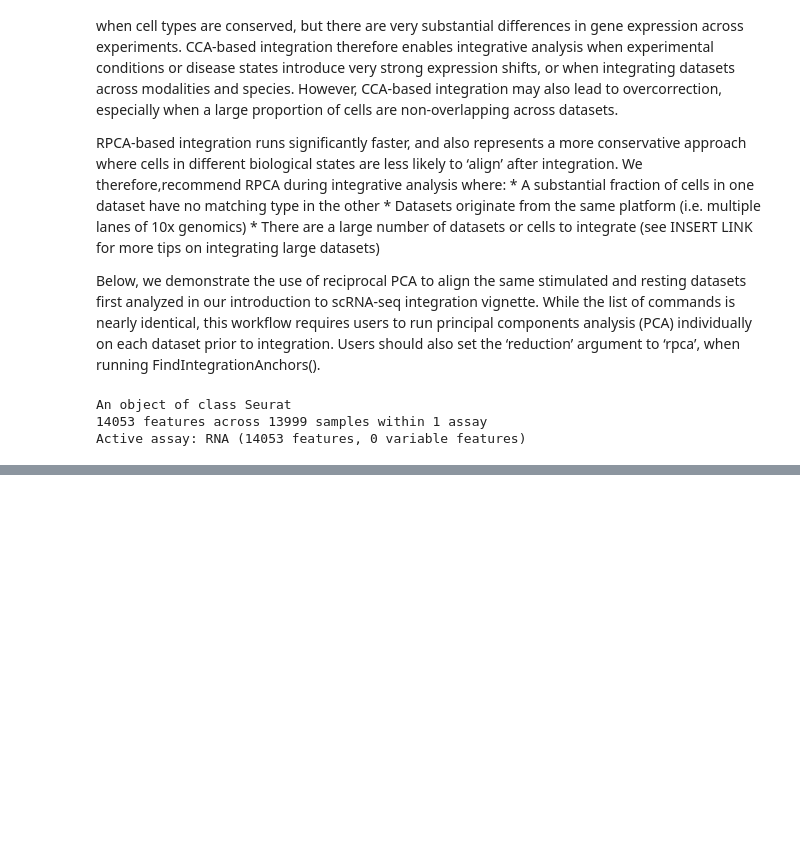
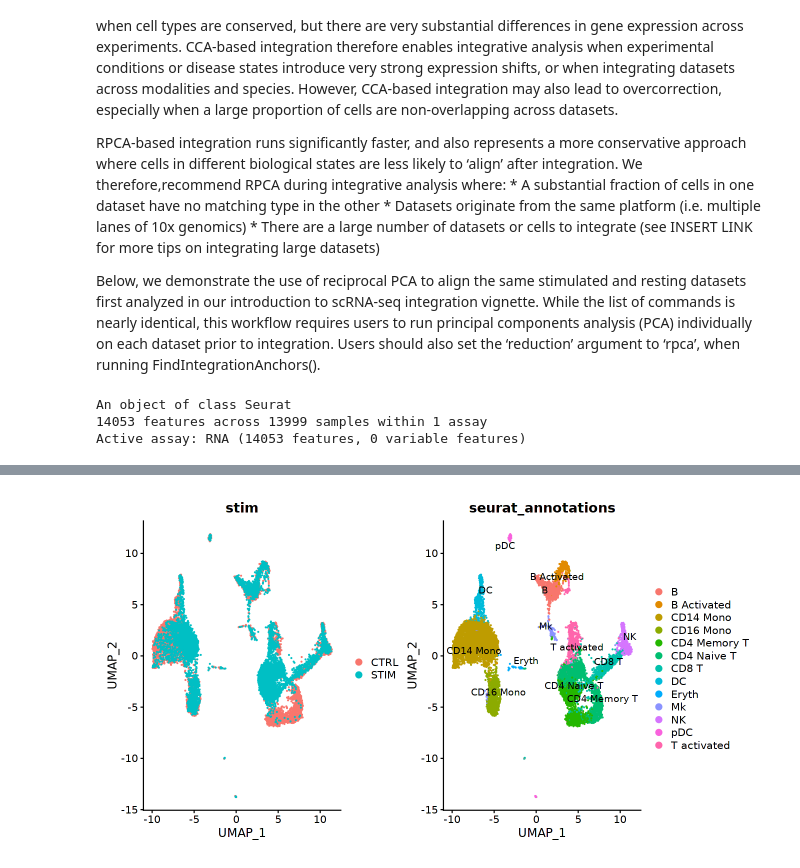
Before and after one commit to eijynagai/single_cell_notebooks, a Jupyter notebook: 99_integration.ipynb, the cells around one changed output, grey strips where cells are left out. Cells and saved outputs as stored; diff of their text form; code cells hidden in the pictures; blank space fills up the shorter version.

```diff
--- a/99_integration.ipynb
+++ b/99_integration.ipynb
@@ -454,0 +454,2 @@ Active assay: RNA (14053 features, 0 variable features)
+# %%
+immune.anchors <- FindIntegrationAnchors(object.list = ifnb.list, anchor.features = features, reduction = "rpca")
@@ -454,0 +468,3 @@ Active assay: RNA (14053 features, 0 variable features)
+# %%
+# this command creates an 'integrated' data assay
+immune.combined <- IntegrateData(anchorset = immune.anchors)
@@ -454,0 +481,13 @@ Active assay: RNA (14053 features, 0 variable features)
+# %%
+# Now we can run a single integrated analysis on all cells!
+
+# specify that we will perform downstream analysis on the corrected data note that the
+# original unmodified data still resides in the 'RNA' assay
+DefaultAssay(immune.combined) <- "integrated"
+
+# Run the standard workflow for visualization and clustering
+immune.combined <- ScaleData(immune.combined, verbose = FALSE)
+immune.combined <- RunPCA(immune.combined, npcs = 30, verbose = FALSE)
+immune.combined <- RunUMAP(immune.combined, reduction = "pca", dims = 1:30)
+immune.combined <- FindNeighbors(immune.combined, reduction = "pca", dims = 1:30)
+immune.combined <- FindClusters(immune.combined, resolution = 0.5)
@@ -454,0 +521,10 @@ Active assay: RNA (14053 features, 0 variable features)
+# %%
+# Visualization
+p1 <- DimPlot(immune.combined, reduction = "umap", group.by = "stim")
+p2 <- DimPlot(immune.combined, reduction = "umap", group.by = "seurat_annotations", label = TRUE,
+    repel = TRUE)
+
+options(repr.plot.width = 11, repr.plot.height = 6)
+p1 + p2
+# %% [output]
+[figure, added]
```
Also changed, not shown: parts of 13 cells of this notebook.
